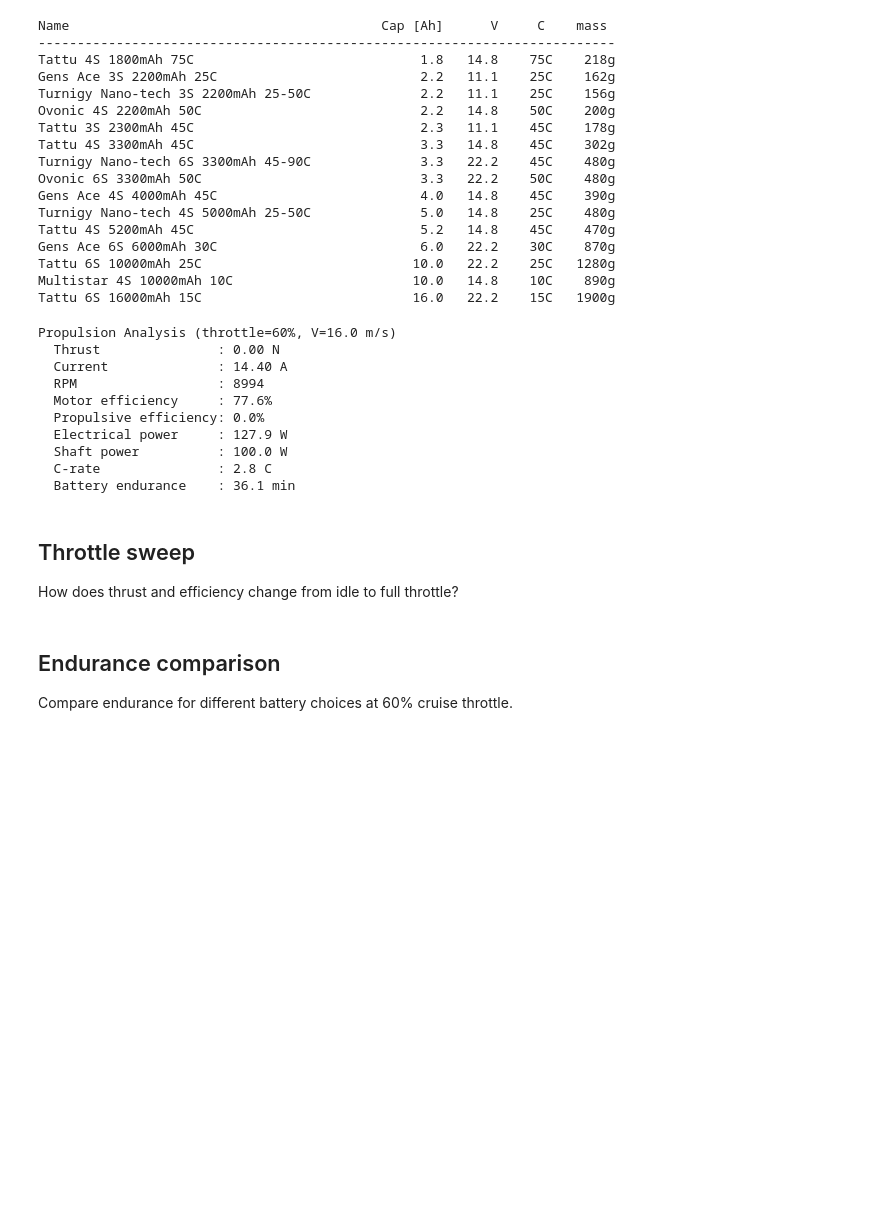
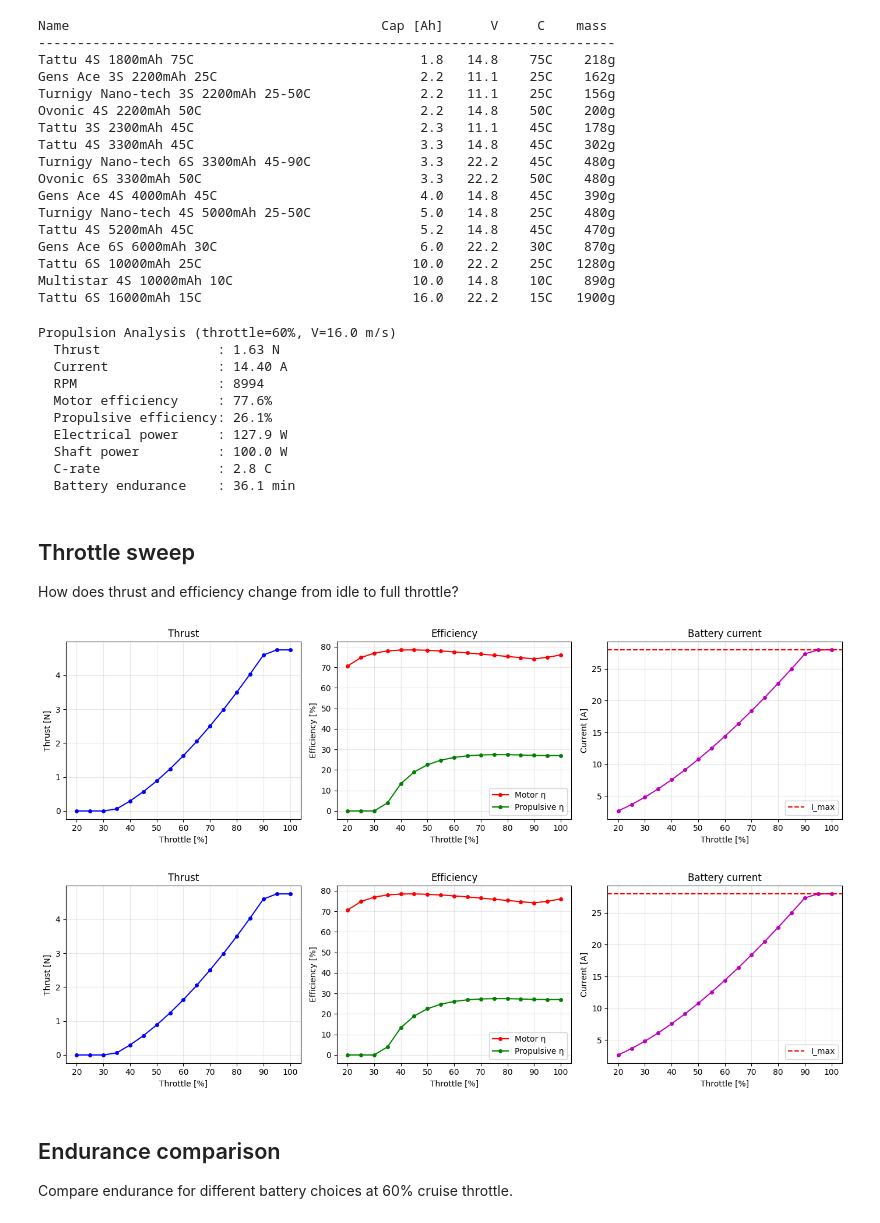
Before and after one commit to KasparStepan/AerisPlane, a Jupyter notebook: docs/tutorials/08_propulsion_and_endurance.ipynb, the cells around one changed output. Saved outputs shown, nothing was run; the diff lists cells and outputs as text; code cells hidden in the pictures; blank space fills up the shorter version.

```diff
--- a/docs/tutorials/08_propulsion_and_endurance.ipynb
+++ b/docs/tutorials/08_propulsion_and_endurance.ipynb
@@ -62,8 +62,7 @@ Tattu 6S 10000mAh 25C                           10.0   22.2    25C   1280g
 Multistar 4S 10000mAh 10C                       10.0   14.8    10C    890g
 Tattu 6S 16000mAh 15C                           16.0   22.2    15C   1900g
 # %%
-import matplotlib
-matplotlib.use('Agg')  # non-interactive backend for notebook execution
+%matplotlib inline
 import matplotlib.pyplot as plt
 import numpy as np
 
@@ -98,11 +97,11 @@ result = prop_analyze(aircraft, cond, throttle=0.6)
 print(result.report())
 # %% [output]
 Propulsion Analysis (throttle=60%, V=16.0 m/s)
-  Thrust               : 0.00 N
+  Thrust               : 1.63 N
   Current              : 14.40 A
   RPM                  : 8994
   Motor efficiency     : 77.6%
-  Propulsive efficiency: 0.0%
+  Propulsive efficiency: 26.1%
   Electrical power     : 127.9 W
   Shaft power          : 100.0 W
   C-rate               : 2.8 C
@@ -112,6 +111,7 @@ Propulsion Analysis (throttle=60%, V=16.0 m/s)
 
 How does thrust and efficiency change from idle to full throttle?
 # %%
+from IPython.display import display
 throttles = np.linspace(0.2, 1.0, 17)
 thrusts, motor_effs, prop_effs, currents = [], [], [], []
 
@@ -120,34 +120,37 @@ for t in throttles:
     thrusts.append(r.thrust_n)
     motor_effs.append(r.motor_efficiency * 100)
     prop_effs.append(r.propulsive_efficiency * 100)
     currents.append(r.current_a)
 
 fig, axes = plt.subplots(1, 3, figsize=(14, 4))
 
 axes[0].plot(throttles * 100, thrusts, "b-o", ms=4)
 axes[0].set_xlabel("Throttle [%]")
 axes[0].set_ylabel("Thrust [N]")
 axes[0].set_title("Thrust")
 axes[0].grid(True, alpha=0.3)
 
 axes[1].plot(throttles * 100, motor_effs, "r-o", ms=4, label="Motor η")
 axes[1].plot(throttles * 100, prop_effs,  "g-o", ms=4, label="Propulsive η")
 axes[1].set_xlabel("Throttle [%]")
 axes[1].set_ylabel("Efficiency [%]")
 axes[1].set_title("Efficiency")
 axes[1].legend()
 axes[1].grid(True, alpha=0.3)
 
 axes[2].plot(throttles * 100, currents, "m-o", ms=4)
 axes[2].axhline(sunnysky_x2216_1250.max_current, color="r", ls="--", label="I_max")
 axes[2].set_xlabel("Throttle [%]")
 axes[2].set_ylabel("Current [A]")
 axes[2].set_title("Battery current")
 axes[2].legend()
 axes[2].grid(True, alpha=0.3)
 
 plt.tight_layout()
-plt.show()
+display(fig)
+# %% [output]
+[figure, added]
+[figure, added]
 # %% [markdown]
 ## Endurance comparison
 
```
Also changed, not shown: parts of 2 cells of this notebook, 1 other file.
